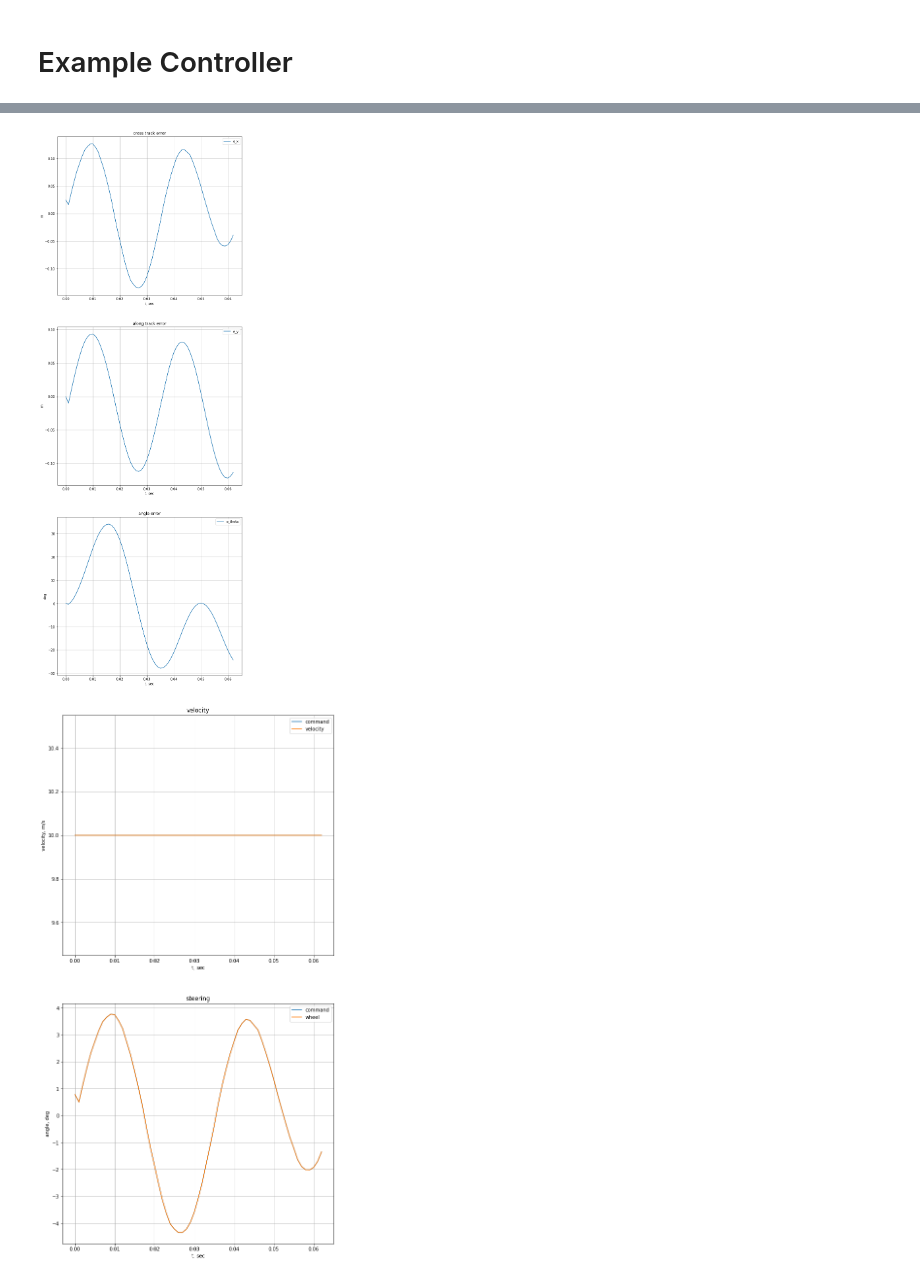
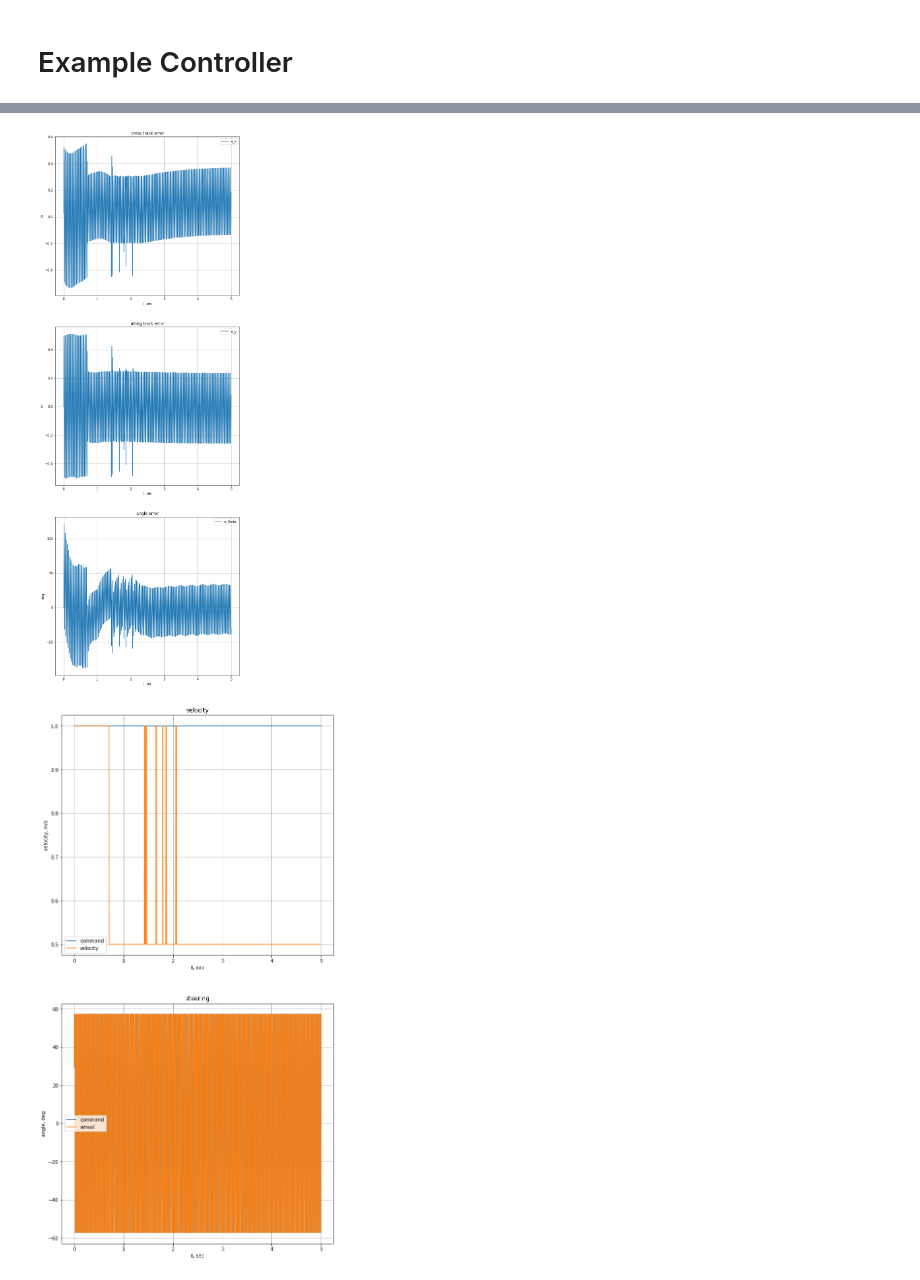
Before and after one commit to jgoppert/aae364_notebook, a Jupyter notebook: GrandPrix.ipynb, the cells around one changed output, grey strips where cells are left out. Cells and saved outputs as stored; diff of their text form; code cells hidden in the pictures.

```diff
--- a/GrandPrix.ipynb
+++ b/GrandPrix.ipynb
@@ -127,23 +127,24 @@ class Controller:
     ###
     s = control.tf([1, 0], [0, 1])
 
-    H = 0.05 + 0/s + 0.05*s*10/(s+10)
+    H = 1 + 0/s + 1*s*20/(s+20)
     self.ex_steering = DiscreteStateSpace(H, dt)
 
     # don't change this
-    self.desired_speed = 10
+    self.desired_speed = 1
 
-  def update(self, error, velocity):
+  def update(self, error, u_ref):
     """
     current state:
     @param error: [etheta, ex, ey]
-    @param velocity: how fast you are moving, m/s
+    @param u_ref: [omega_ref, x_ref, velocity_ref]
 
     ouput
     @param throttle: the throttle to the motor, commands velocity m/s
     @param steering: the steering angle of the vehicle in radians
     """
     etheta, ex, ey = error
+    omega_ref, x_ref, velocity_ref = u_ref
 
     ###
     ### WRITE YOUR CODE HERE TO CONTROL THE CAR
@@ -165,14 +166,24 @@ We will now test the peformance of the template controller. If you follow the de
 %autoreload 2
 # %%
 import sys
+import matplotlib.pyplot as plt
 sys.path.insert(0, '../prob/grandprix')
 from grandprix import Sim, DiscreteStateSpace
 from grandprix_template import Controller
 #from grandprix_example import Controller
 
-sim = Sim(Controller, verbose=True)
-#sim.enable_disturbance = 0
-#sim.enable_noise = 0
+sim = Sim(Controller)
+
+# you can modify various properties of the simulation here,
+# When grading, I will test with the default settings.
+sim.tf = 5
+sim.verbose = True
+
+# uncommment this to try going straight with no disturbance first
+# sim.enable_disturbance = 0
+# sim.enable_noise = 0
+# sim.track = [0]
+
 sim.run()
 sim.plot()
 # %% [output]
@@ -183,2 +194,2 @@ CRASH at time     0.0630 seconds
-[figure, old version]
+[figure, new version]
-[figure, old version]
+[figure, new version]
```
Also changed, not shown: parts of 2 cells of this notebook, 2 other files.
